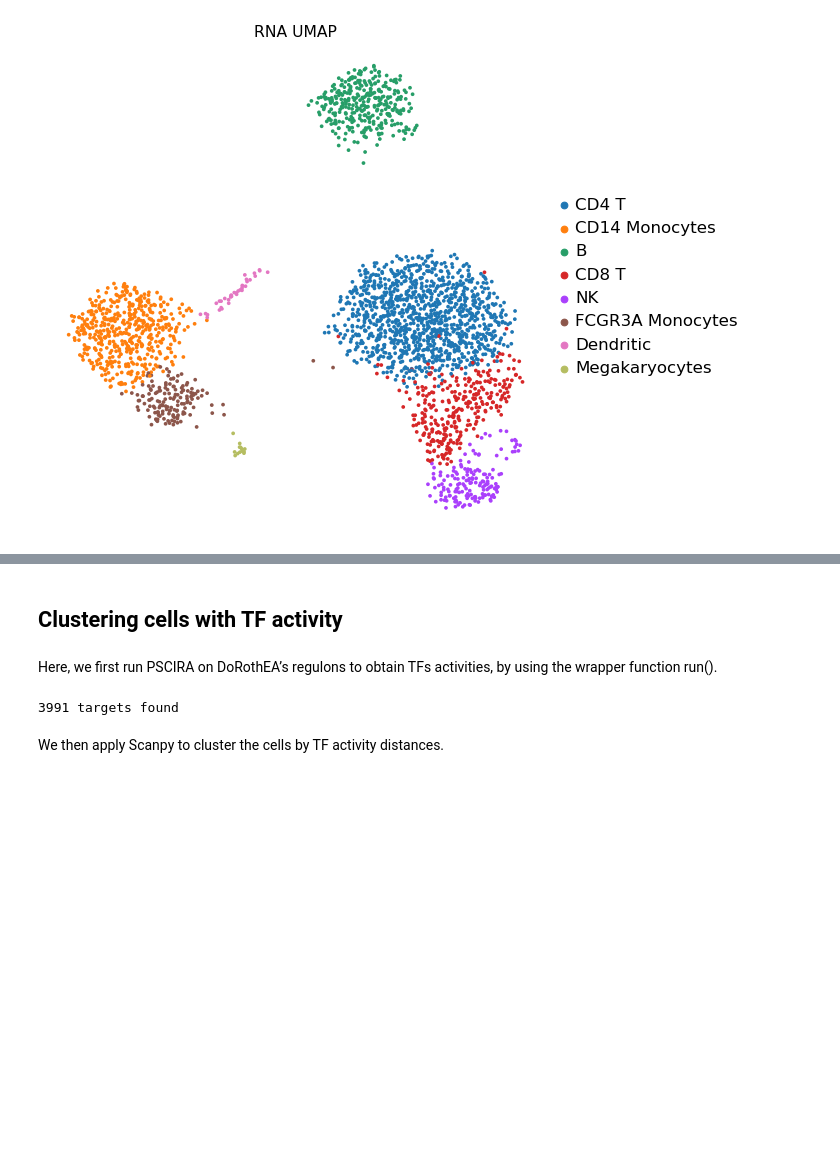
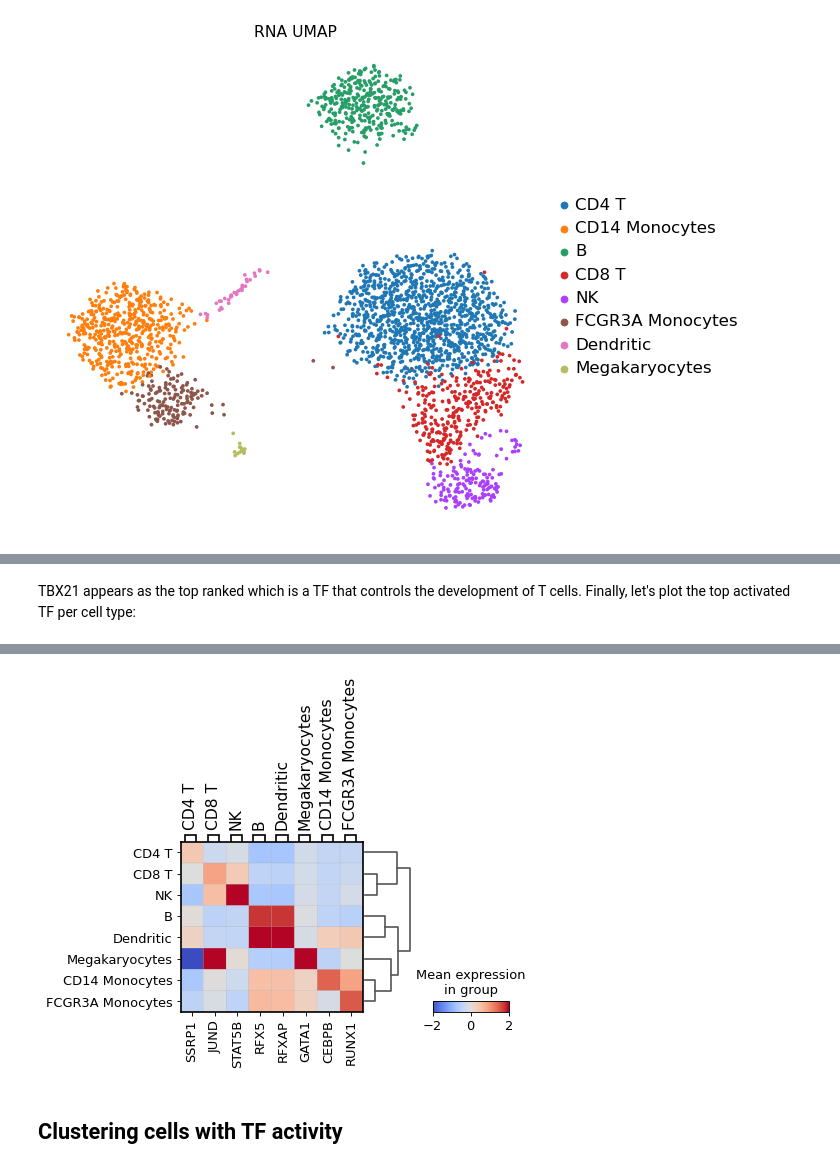
Before and after one commit to saezlab/dorothea-py, a Jupyter notebook: example/single_cell_vignette.ipynb, the cells around one changed output, grey strips where cells are left out. Saved outputs shown, nothing was run; the diff lists cells and outputs as text; code cells hidden in the pictures; blank space fills up the shorter version.

```diff
--- a/example/single_cell_vignette.ipynb
+++ b/example/single_cell_vignette.ipynb
@@ -102,0 +271,3 @@ sc.pl.umap(adata, color='cell_type', title='RNA UMAP',
+# %%
+df = dorothea.rank_tfs_groups(adata, groupby='cell_type', group=['NK', 'CD4 T', 'CD8 T'], reference='all')
+df.head(10)
@@ -102,0 +287,11 @@ sc.pl.umap(adata, color='cell_type', title='RNA UMAP',
+# %% [markdown]
+TBX21 appears as the top ranked which is a TF that controls the development of T cells. Finally, let's plot the top activated TF per cell type:
+# %%
+tfs = dict()
+for cell_type in adata.obs.cell_type.cat.categories:
+    df = dorothea.rank_tfs_groups(adata, groupby='cell_type', group=cell_type)
+    tf = df.head(1).index.values
+    tfs[cell_type] = tf
+
+sc.pl.matrixplot(dorothea.extract(adata), tfs, 'cell_type', dendrogram=True, cmap='coolwarm', vmin=-2, vmax=2)
+# %% [output]
@@ -103,14 +299,3 @@ sc.pl.umap(adata, color='cell_type', title='RNA UMAP',
+[figure, added]
 # %% [markdown]
 ## Clustering cells with TF activity
-# %% [markdown]
-Here, we first run PSCIRA on DoRothEA’s regulons to obtain TFs activities, by using the wrapper function run().
-# %%
-# Read Dorothea Regulons for Human
-dorothea_hs = dorothea.load_regulons(['A', 'B', 'C'])
-
-# Compute SCIRA scores
-dorothea.run(adata, dorothea_hs, center=False, norm=True, scale=True, use_raw=True)
-# %% [output]
-3991 targets found
-# %% [markdown]
-We then apply Scanpy to cluster the cells by TF activity distances.
```
Also changed, not shown: parts of 59 cells of this notebook, 5 other files.
